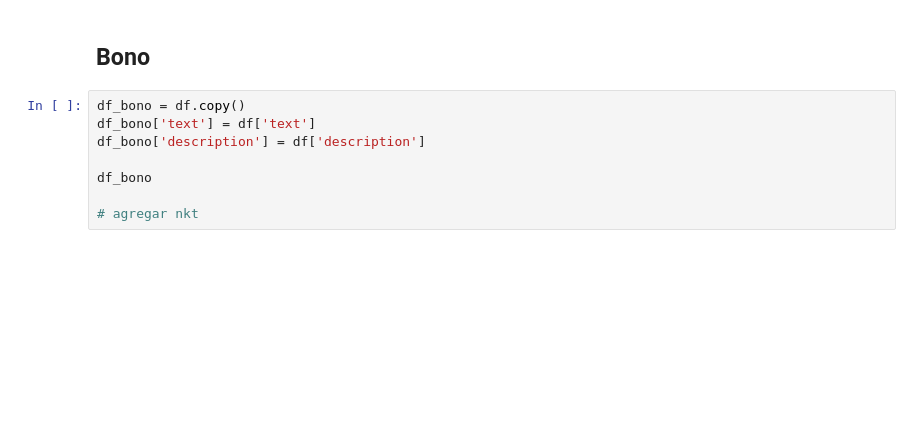
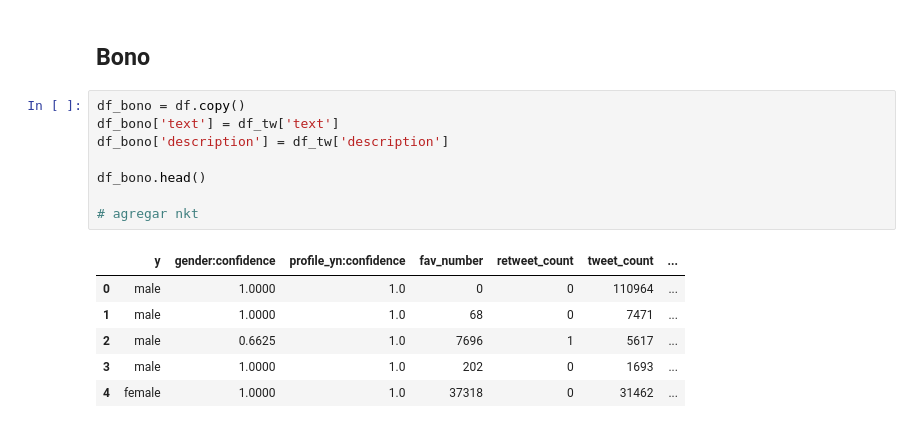
Before and after one commit to jsebastianquiroga/DEEP_LEARNING_PUJ, a Jupyter notebook: Notebook/DL_Twitter_Gender_Classification.ipynb, the cells around one changed output. Drawn from its saved outputs; the diff is of its cells as text; blank space fills up the shorter version.

```diff
--- a/Notebook/DL_Twitter_Gender_Classification.ipynb
+++ b/Notebook/DL_Twitter_Gender_Classification.ipynb
@@ -588,9 +808,16 @@ print(f"F1 Score: {f1_score}")
 ## Bono
 # %%
 df_bono = df.copy()
-df_bono['text'] = df['text']
-df_bono['description'] = df['description']
+df_bono['text'] = df_tw['text']
+df_bono['description'] = df_tw['description']
 
-df_bono
+df_bono.head()
 
 # agregar nkt
+# %% [output]
+|  | y | gender:confidence | profile_yn:confidence | fav_number | retweet_count | tweet_count | ... |
+| 0 | male | 1.0000 | 1.0 | 0 | 0 | 110964 | ... |
+| 1 | male | 1.0000 | 1.0 | 68 | 0 | 7471 | ... |
+| 2 | male | 0.6625 | 1.0 | 7696 | 1 | 5617 | ... |
+| 3 | male | 1.0000 | 1.0 | 202 | 0 | 1693 | ... |
+| 4 | female | 1.0000 | 1.0 | 37318 | 0 | 31462 | ... |
```
Also changed, not shown: parts of 48 cells of this notebook.
